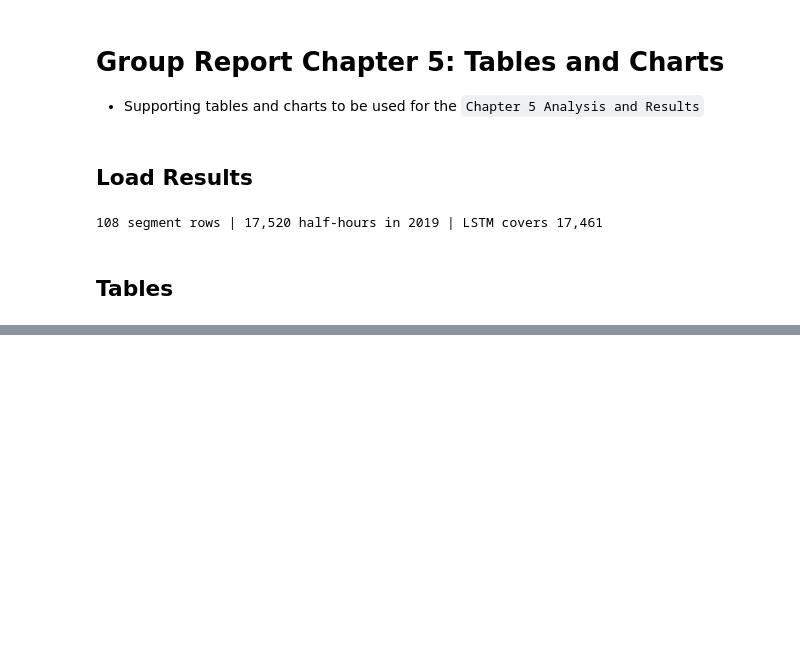
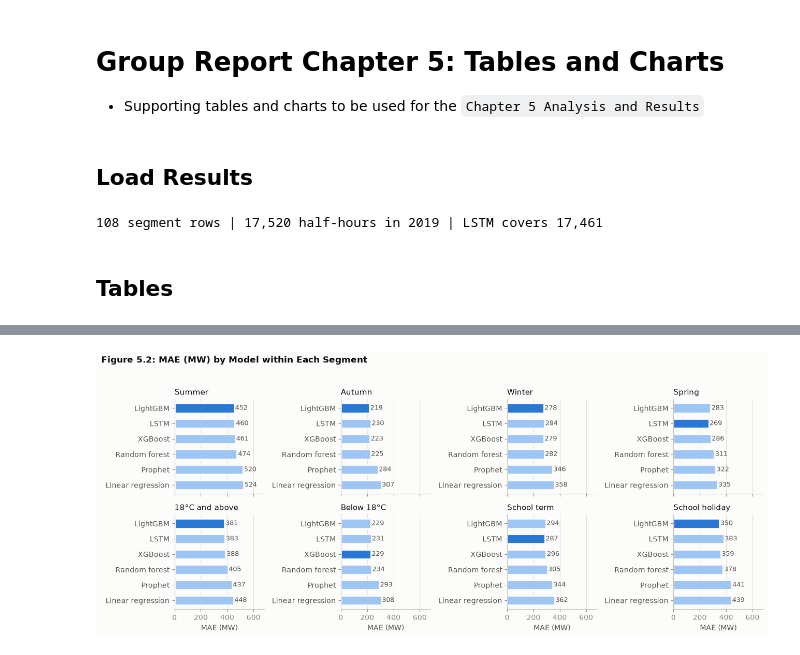
Before and after one commit to danielc088/ZZSC9020-group-A, a Jupyter notebook: src/report-chapter5-tables-charts.ipynb, the cells around one changed output, grey strips where cells are left out. Cells and saved outputs as stored; diff of their text form; code cells hidden in the pictures; blank space fills up the shorter version.

```diff
--- a/src/report-chapter5-tables-charts.ipynb
+++ b/src/report-chapter5-tables-charts.ipynb
@@ -99,0 +331,15 @@ KeyError: 'naive'
+# %%
+# Figure 5.2: MAE by segment (one panel per segment)
+fig, axes = plt.subplots(2, 4, figsize=(13, 5.6), sharex=True)
+for ax, s in zip(axes.ravel(), [s for s in SEGMENTS if s != 'overall']):
+    values = mae[s].rename(index=NAMES)
+    hbars(ax, values, values == values.min())
+    ax.set_title(SEGMENTS[s], fontsize=10.5, loc='left', color=INK, pad=6)
+ax.set_xlim(0, mae.drop(columns='overall').max().max() * 1.3)
+for ax in axes[1]: ax.set_xlabel('MAE (MW)')
+fig.suptitle('Figure 5.2: MAE (MW) by Model within Each Segment ', fontsize=12.5, fontweight='bold', x=0.005,
+             ha='left', color=INK)
+fig.tight_layout(rect=[0, 0, 1, 0.95])
+plt.show()
+# %% [output]
+[figure, added]
```
Also changed, not shown: parts of 16 cells of this notebook, 1 other file.
